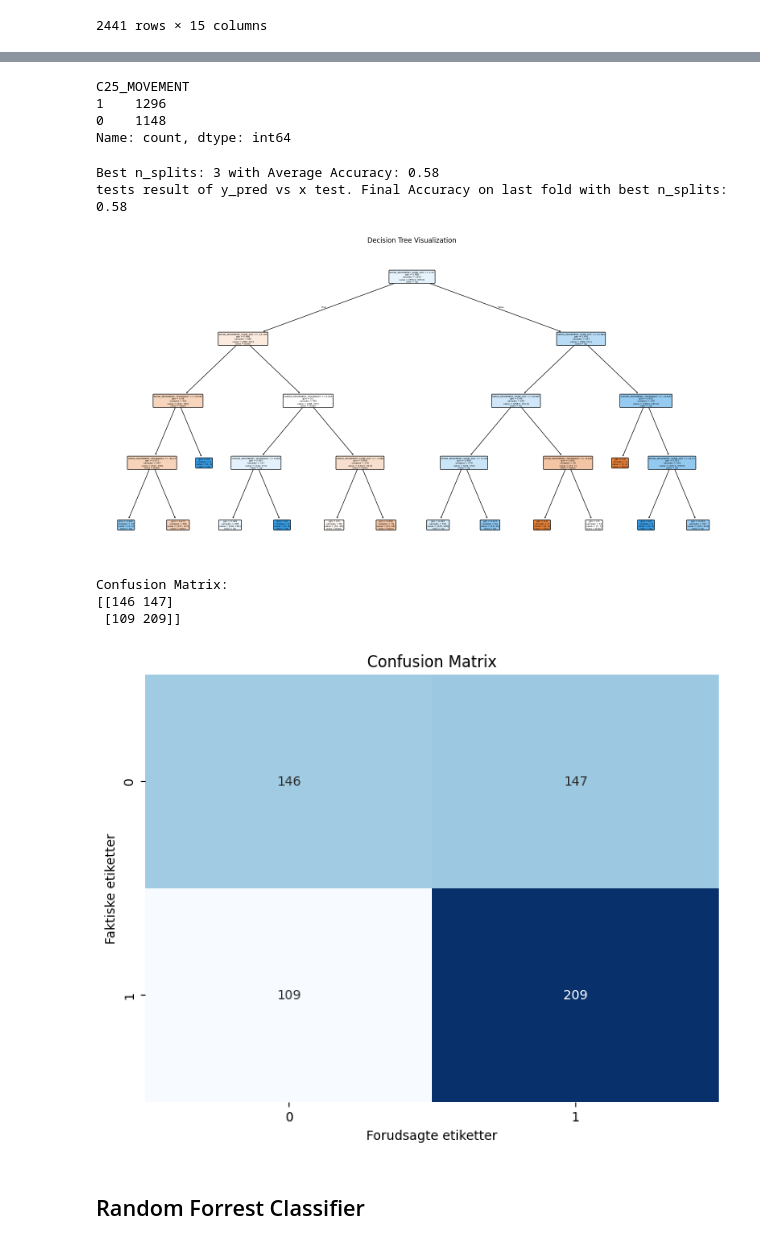
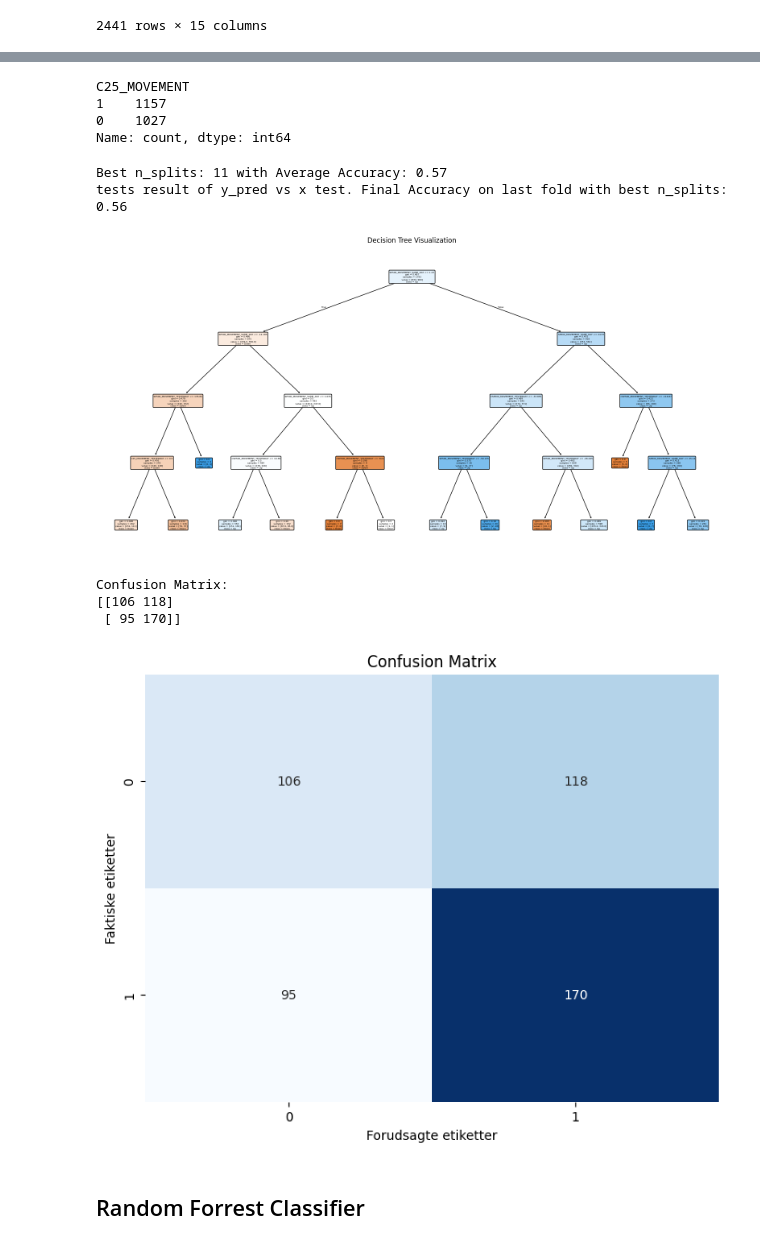
Before and after one commit to badranyoussef/bi-exam-project-stock, a Jupyter notebook: notebooks/new_data.ipynb, the cells around one changed output, grey strips where cells are left out. Drawn from its saved outputs; the diff is of its cells as text; code cells hidden in the pictures.

Commit message:
Streamlit + new_data sp500vsc25

```diff
--- a/notebooks/new_data.ipynb
+++ b/notebooks/new_data.ipynb
@@ -166,3 +170,21 @@ df.dropna()
 | 2443 | 2024-10-04 | 5751.07 | 5737.48 | 5753.21 | 5702.83 | 1916.182611 | 5.042233 | 1932.215445 | ... |
 | 2444 | 2024-10-07 | 5695.94 | 5737.80 | 5739.34 | 5686.85 | 1937.754940 | 21.572329 | 1938.147366 | ... |
 2441 rows × 15 columns
+# %%
+# Create rolling averages
+days = [3, 5, 10, 15, 20, 65, 130, 260] # 3 days, 1,2,3,4 weeks, 3,6,12 months
+
+for num in days:
+    # To calculate the rolling average for days for the data frame
+    rolling_avg = df.drop(columns='Date').rolling(num).mean()
+    # Then we use the rolling average for the LAST_CLOSE_SP500 and _C25
+    # to see the ratio between the close today and days ago
+    #df[f'SP500_CLOSE_RATIO_{num}'] = df['LAST_CLOSE_SP500'] / rolling_avg['LAST_CLOSE_SP500']
+    ratio_feature = f'C25_CLOSE_RATIO_{num}'
+    df[ratio_feature] = df['LAST_CLOSE_C25'] / rolling_avg['LAST_CLOSE_C25']
+
+    # Takes the trend of the change over X-days and adds the result to next row
+    trend_feature = f'Trend_{num}'
+    df[trend_feature] = df.drop(columns='Date').shift(1).rolling(num).sum()['C25_MOVEMENT']
+
+df
@@ -169,9 +205,11 @@ df.dropna()
+# %%
+df = df.dropna()
 # %%
 df['C25_MOVEMENT'].value_counts()
 # %% [output]
 C25_MOVEMENT
-1    1296
-0    1148
+1    1157
+0    1027
 Name: count, dtype: int64
 # %%
 # Function to train and evaluate model using TimeSeriesSplit
@@ -220,14 +258,17 @@ columns_to_drop = ['Date', 'LAST_CLOSE_SP500', 'Open', 'High_sp500', 'Low_sp500'
     ]
 # %%
 # Model
-
 max_splits = 20
 dt_model = DecisionTreeClassifier(max_depth=4, random_state=42)
 # Fjern irrelevante kolonner og angiv den afhængige variabel
 X = df.drop(columns=columns_to_drop)
 y = df['C25_MOVEMENT']
 
-best_n_splits, best_accuracy = evaluate_model(dt_model, X, y, max_splits)
+# Data split
+train_size = 0.8
+X_train, X_test, y_train, y_test = train_test_split(X, y, train_size=train_size, shuffle=False)
+
+best_n_splits, best_accuracy = evaluate_model(dt_model, X_train, y_train, max_splits)
 
 # Udskriv resultaterne
 print(f"Best n_splits: {best_n_splits} with Average Accuracy: {best_accuracy:.2f}")
@@ -236,19 +277,21 @@ print(f"Best n_splits: {best_n_splits} with Average Accuracy: {best_accuracy:.2f
 tscv = TimeSeriesSplit(n_splits=best_n_splits)
 #model_dt = DecisionTreeClassifier(max_depth=depth_max, random_state=42)
 
-for train_index, test_index in tscv.split(X):
-    X_train, X_test = X.iloc[train_index], X.iloc[test_index]
-    y_train, y_test = y.iloc[train_index], y.iloc[test_index]
+for train_index, val_index in tscv.split(X_train):
+    X_train_split, X_val_split = X.iloc[train_index], X.iloc[val_index]
+    y_train_split, y_val_split = y.iloc[train_index], y.iloc[val_index]
 
     # Træn modellen
-    dt_model.fit(X_train, y_train)
+    dt_model.fit(X_train_split, y_train_split)
 
     # Forudsige på testdata
-    y_pred = dt_model.predict(X_test)
+    y_pred = dt_model.predict(X_val_split)
 
 #print(y_pred)
 # Udfør den endelige evaluering
-accuracy = accuracy_score(y_test, y_pred)
+y_test_pred = dt_model.predict(X_test)
+
+accuracy = accuracy_score(y_test, y_test_pred)
 print(f"tests result of y_pred vs x test. Final Accuracy on last fold with best n_splits: {accuracy:.2f}")
 
 # Visualisér Decision Tree
@@ -257,27 +300,27 @@ plot_tree(dt_model, feature_names=X.columns, class_names=['Down', 'Up'], filled=
 plt.title('Decision Tree Visualization')
 plt.show()
 # %% [output]
-Best n_splits: 3 with Average Accuracy: 0.58
-tests result of y_pred vs x test. Final Accuracy on last fold with best n_splits: 0.58
+Best n_splits: 11 with Average Accuracy: 0.57
+tests result of y_pred vs x test. Final Accuracy on last fold with best n_splits: 0.56
-[figure, old version]
+[figure, new version]
 # %%
 # Confusion Matrix
-conf_matrix = confusion_matrix(y_test, y_pred)
+conf_matrix = confusion_matrix(y_test, y_test_pred)
 print("Confusion Matrix:")
 print(conf_matrix)
 
 # Visualisering af Confusion Matrix som heatmap
 plt.figure(figsize=(8, 6))
 sns.heatmap(conf_matrix, annot=True, fmt="d", cmap="Blues", cbar=False)
 plt.title("Confusion Matrix")
 plt.xlabel("Forudsagte etiketter")
 plt.ylabel("Faktiske etiketter")
 plt.show()
 # %% [output]
 Confusion Matrix:
-[[146 147]
- [109 209]]
+[[106 118]
+ [ 95 170]]
-[figure, old version]
+[figure, new version]
 # %% [markdown]
 ## Random Forrest Classifier
 # %%
```
Also changed, not shown: parts of 17 cells of this notebook, 2 other files.
